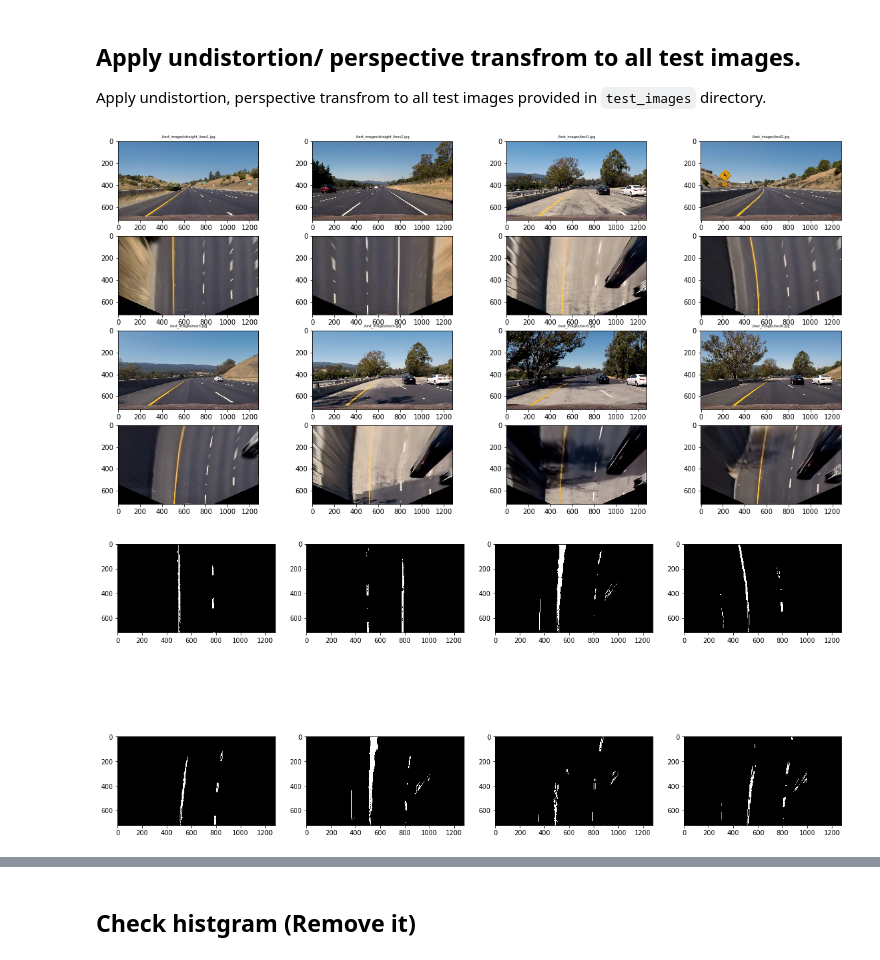
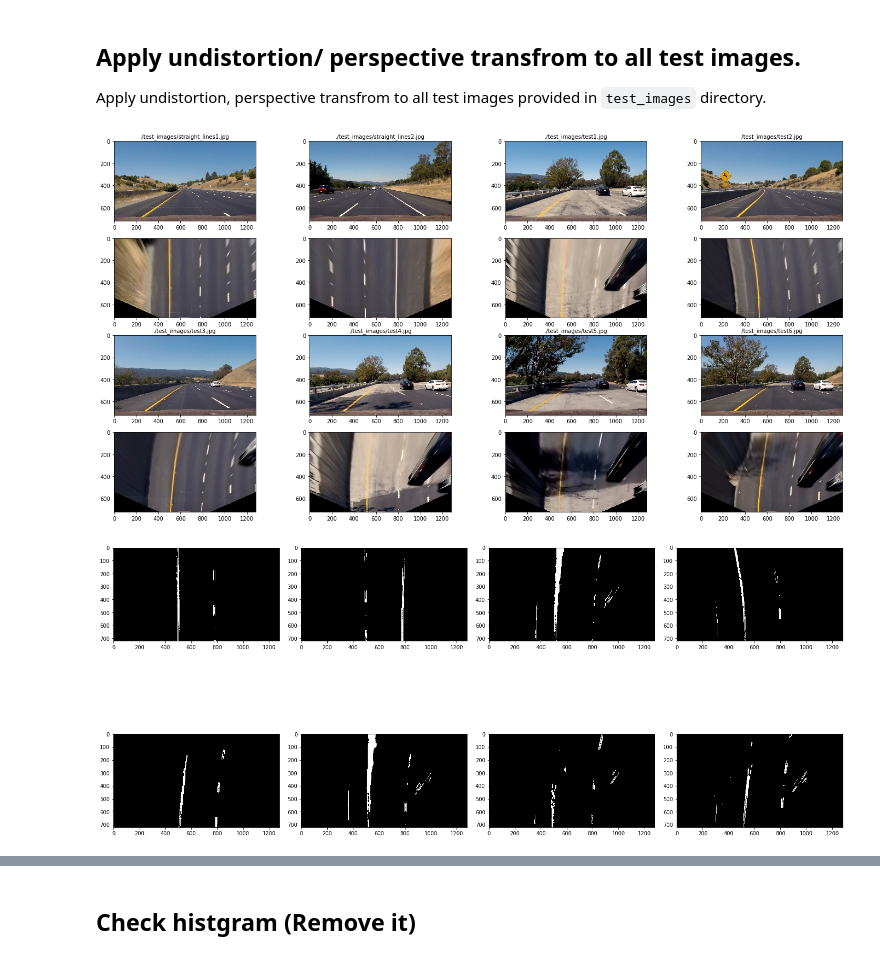
Before and after one commit to satoshikumano/CarND-Advanced-Lane-Lines-Submission, a Jupyter notebook: AdvancedLaneFinding.ipynb, the cells around one changed output, grey strips where cells are left out. Drawn from its saved outputs; the diff is of its cells as text; code cells hidden in the pictures.

```diff
--- a/AdvancedLaneFinding.ipynb
+++ b/AdvancedLaneFinding.ipynb
@@ -123,9 +124,13 @@ plt.imshow(warped)
 # %% [output]
 <matplotlib.image.AxesImage at 0x...>
 [figure]
+# %%
+def undist_image(image):
+    undist = cv2.undistort(image, mtx, dist, None, mtx)
+    return undist
 # %%
 def prepare_image(image):
-    undist = cv2.undistort(image, mtx, dist, None, mtx)
+    undist = undist_image(image)
     img_size = (undist.shape[1], undist.shape[0])
     warped = cv2.warpPerspective(undist, M, img_size)
     return warped
@@ -137,6 +142,7 @@ Apply undistortion, perspective transfrom to all test images provided in `test_i
 test_images = glob.glob('./test_images/*.jpg')
 
 f, subs = plt.subplots(4, 4, figsize=(20,10))
+plt.tight_layout()
 for idx, fname in enumerate(test_images):
 #    image = cv2.imread(fname)
     image = mpimg.imread(fname)
@@ -148,10 +154,10 @@ for idx, fname in enumerate(test_images):
         subOrig = subs[2][idx%4]
         sub = subs[3][idx%4]
     sub.imshow(warped)
-    subOrig.set_title(fname, fontsize=5)
+    subOrig.set_title(fname, fontsize=10)
     subOrig.imshow(image)
 # %% [output]
-[figure, old version]
+[figure, new version]
 # %%
 def convert_color(img, s_thresh=(100, 245), sx_thresh=(130, 255)):
     img = np.copy(img)
@@ -190,17 +196,18 @@ def convert_color(img, s_thresh=(100, 245), sx_thresh=(130, 255)):
     return combined_binary
 # %%
 f, subs = plt.subplots(2, 4, figsize=(20,10))
+plt.tight_layout()
 for idx, fname in enumerate(test_images):
     image = cv2.imread(fname)
     warped = prepare_image(image)
     converted = convert_color(warped)
 
     if 0 <= idx and idx <= 3:
         subs[0][idx].imshow(converted, cmap='gray')
     else:
         subs[1][idx%4].imshow(converted, cmap='gray')
 # %% [output]
-[figure, old version]
+[figure, new version]
 # %%
 # window settings
 window_width = 50
```
Also changed, not shown: parts of 3 cells of this notebook.
